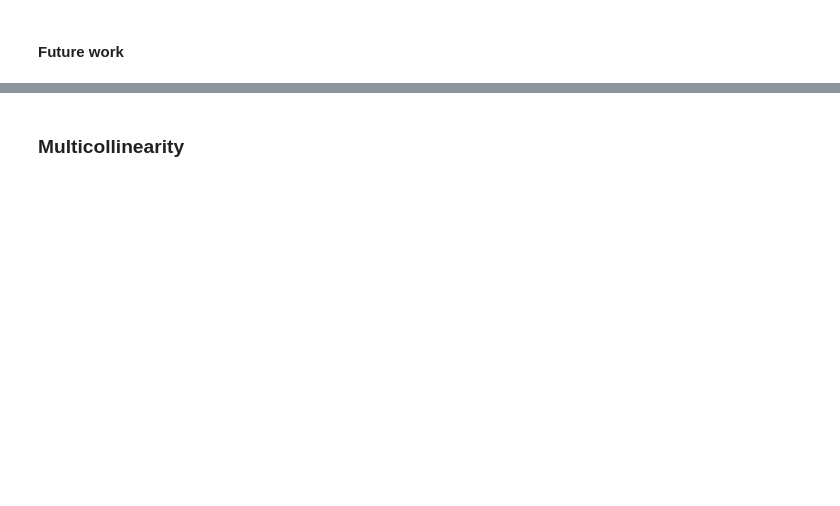
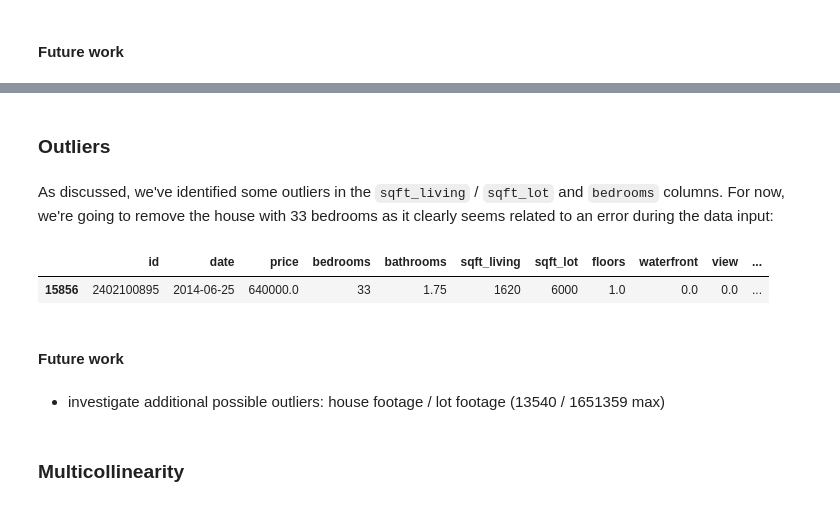
Before and after one commit to bartomolina/dsmod1project, a Jupyter notebook: student.ipynb, the cells around one changed output, grey strips where cells are left out. Saved outputs shown, nothing was run; the diff lists cells and outputs as text; code cells hidden in the pictures; blank space fills up the shorter version.

```diff
--- a/student.ipynb
+++ b/student.ipynb
@@ -325,0 +335,9 @@ df['yr_renovated'].replace(0, np.nan, inplace=True)
+# %% [markdown]
+### Outliers
+# %% [markdown]
+As discussed, we've identified some outliers in the `sqft_living` / `sqft_lot` and `bedrooms` columns. For now, we're going to remove the house with 33 bedrooms as it clearly seems related to an error during the data input:
+# %%
+df[df.bedrooms == 33]
+# %% [output]
+|  | id | date | price | bedrooms | bathrooms | sqft_living | sqft_lot | floors | waterfront | view | ... |
+| 15856 | 2402100895 | 2014-06-25 | 640000.0 | 33 | 1.75 | 1620 | 6000 | 1.0 | 0.0 | 0.0 | ... |
@@ -326,3 +346,7 @@ df['yr_renovated'].replace(0, np.nan, inplace=True)
+# %% [markdown]
+#### Future work
+# %% [markdown]
+- investigate additional possible outliers: house footage / lot footage (13540 / 1651359 max)
 # %% [markdown]
 ### Multicollinearity
 # %%
```
Also changed, not shown: parts of 33 cells of this notebook.
